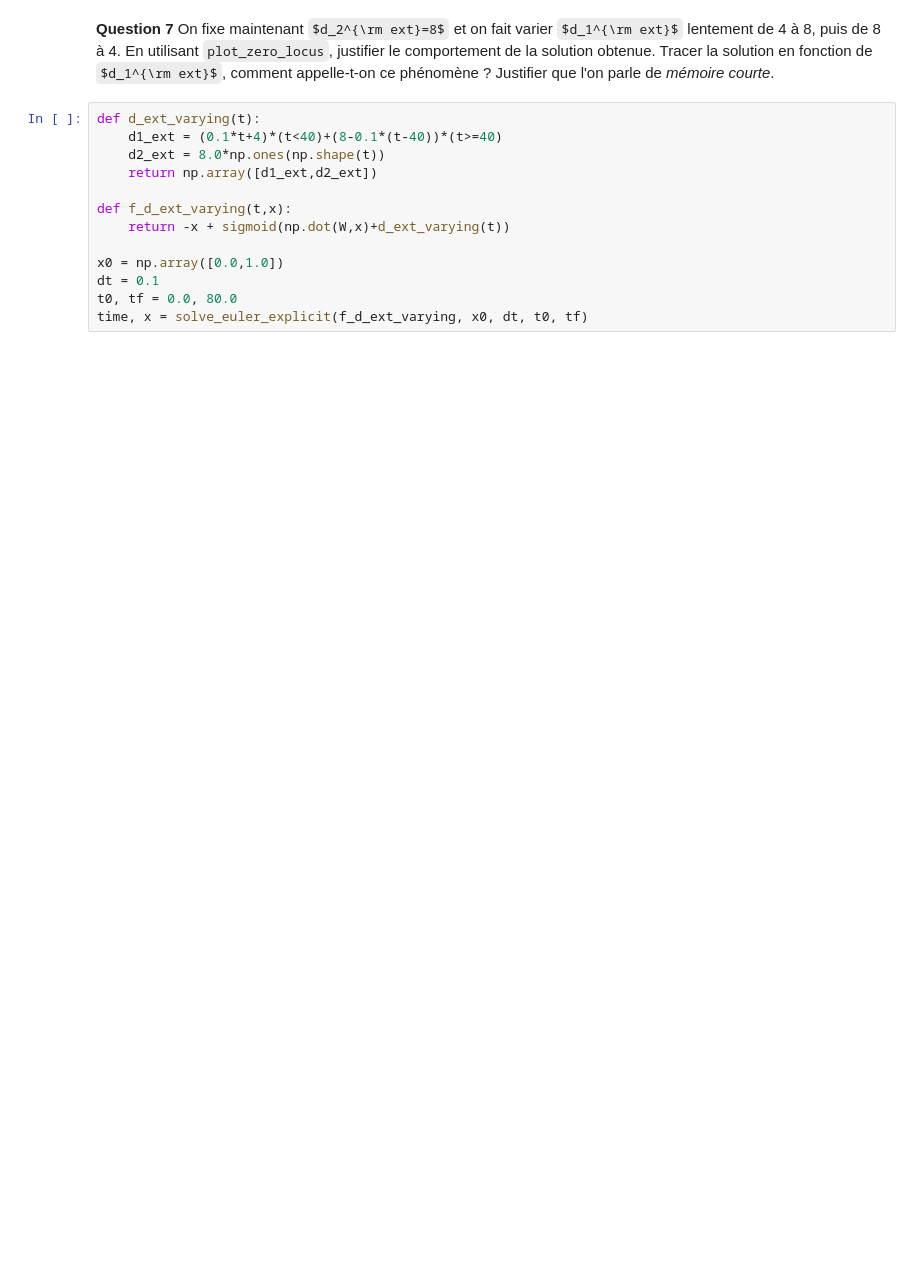
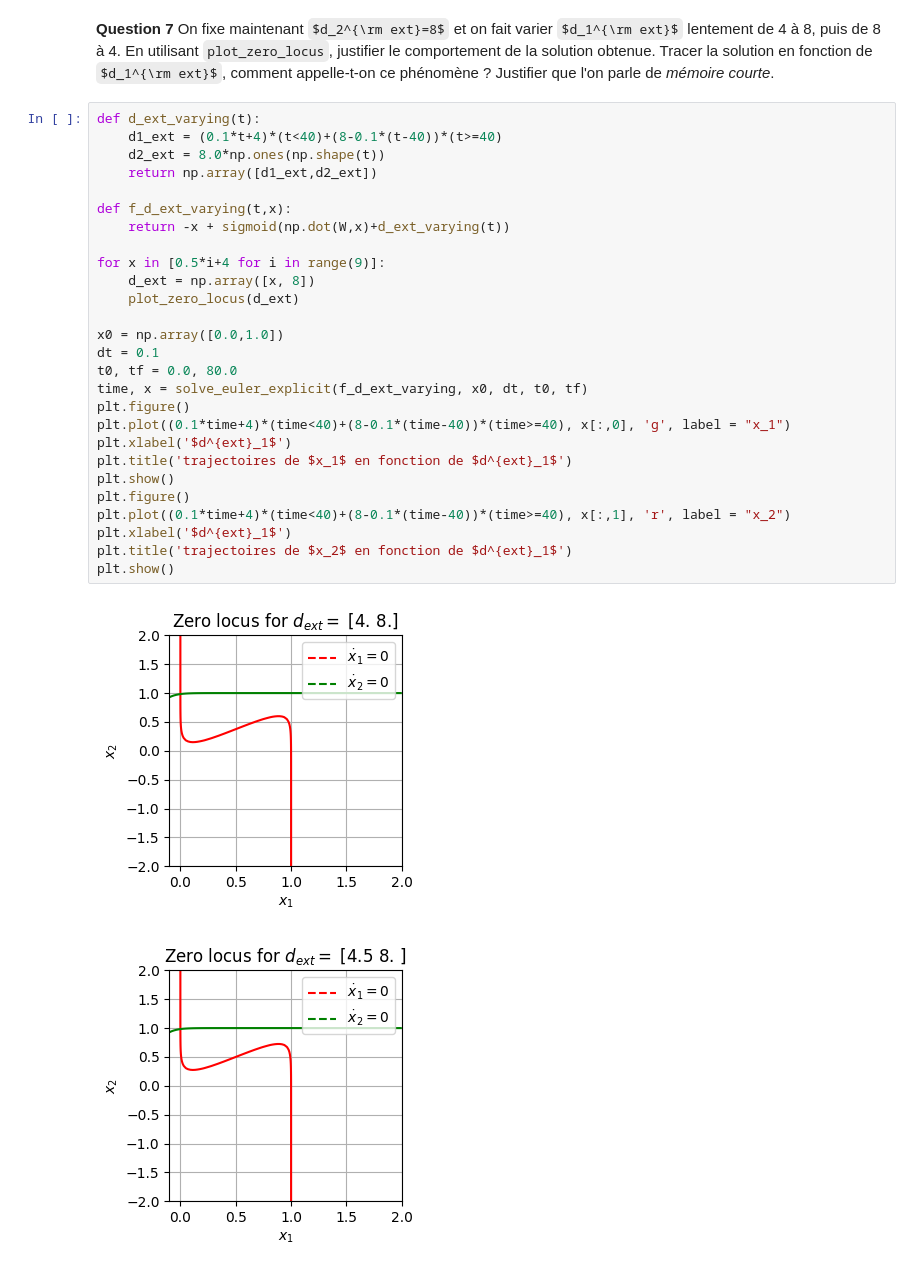
Before and after one commit to camilleprig/projet_maths_info, a Jupyter notebook: projet_maths.ipynb, the cells around one changed output. Saved outputs shown, nothing was run; the diff lists cells and outputs as text; some formulas as TeX source; blank space fills up the shorter version.

```diff
--- a/projet_maths.ipynb
+++ b/projet_maths.ipynb
@@ -189,13 +234,30 @@ plt.show()
 # %%
 def d_ext_varying(t):
     d1_ext = (0.1*t+4)*(t<40)+(8-0.1*(t-40))*(t>=40)
     d2_ext = 8.0*np.ones(np.shape(t))
     return np.array([d1_ext,d2_ext])
 
 def f_d_ext_varying(t,x):
     return -x + sigmoid(np.dot(W,x)+d_ext_varying(t))
 
+for x in [0.5*i+4 for i in range(9)]:
+    d_ext = np.array([x, 8])
+    plot_zero_locus(d_ext)
+
 x0 = np.array([0.0,1.0])
 dt = 0.1
 t0, tf = 0.0, 80.0
 time, x = solve_euler_explicit(f_d_ext_varying, x0, dt, t0, tf)
+plt.figure()
+plt.plot((0.1*time+4)*(time<40)+(8-0.1*(time-40))*(time>=40), x[:,0], 'g', label = "x_1")
+plt.xlabel('$d^{ext}_1$')
+plt.title('trajectoires de $x_1$ en fonction de $d^{ext}_1$')
+plt.show()
+plt.figure()
+plt.plot((0.1*time+4)*(time<40)+(8-0.1*(time-40))*(time>=40), x[:,1], 'r', label = "x_2")
+plt.xlabel('$d^{ext}_1$')
+plt.title('trajectoires de $x_2$ en fonction de $d^{ext}_1$')
+plt.show()
+# %% [output]
+[figure, added]
+[figure, added]
```
Also changed, not shown: parts of 21 cells of this notebook.
